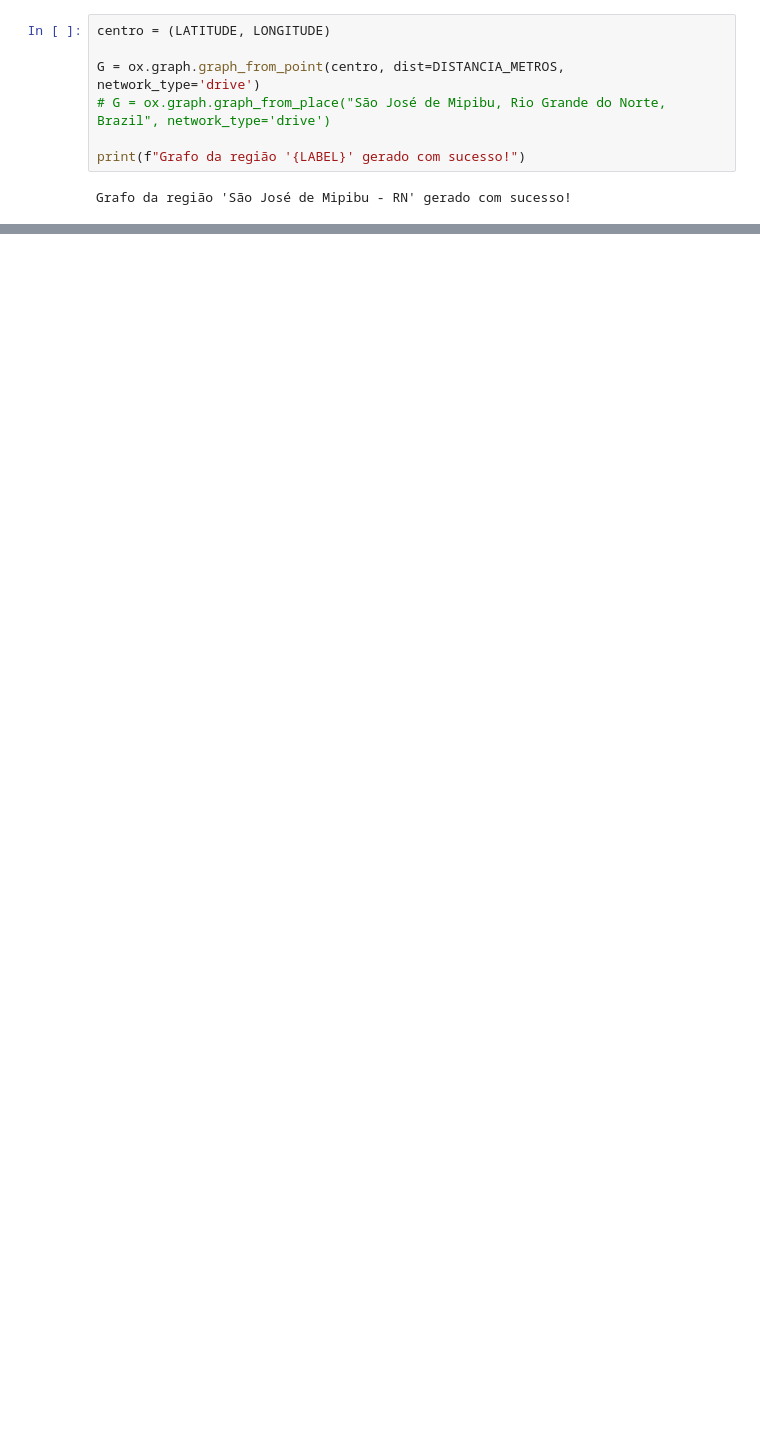
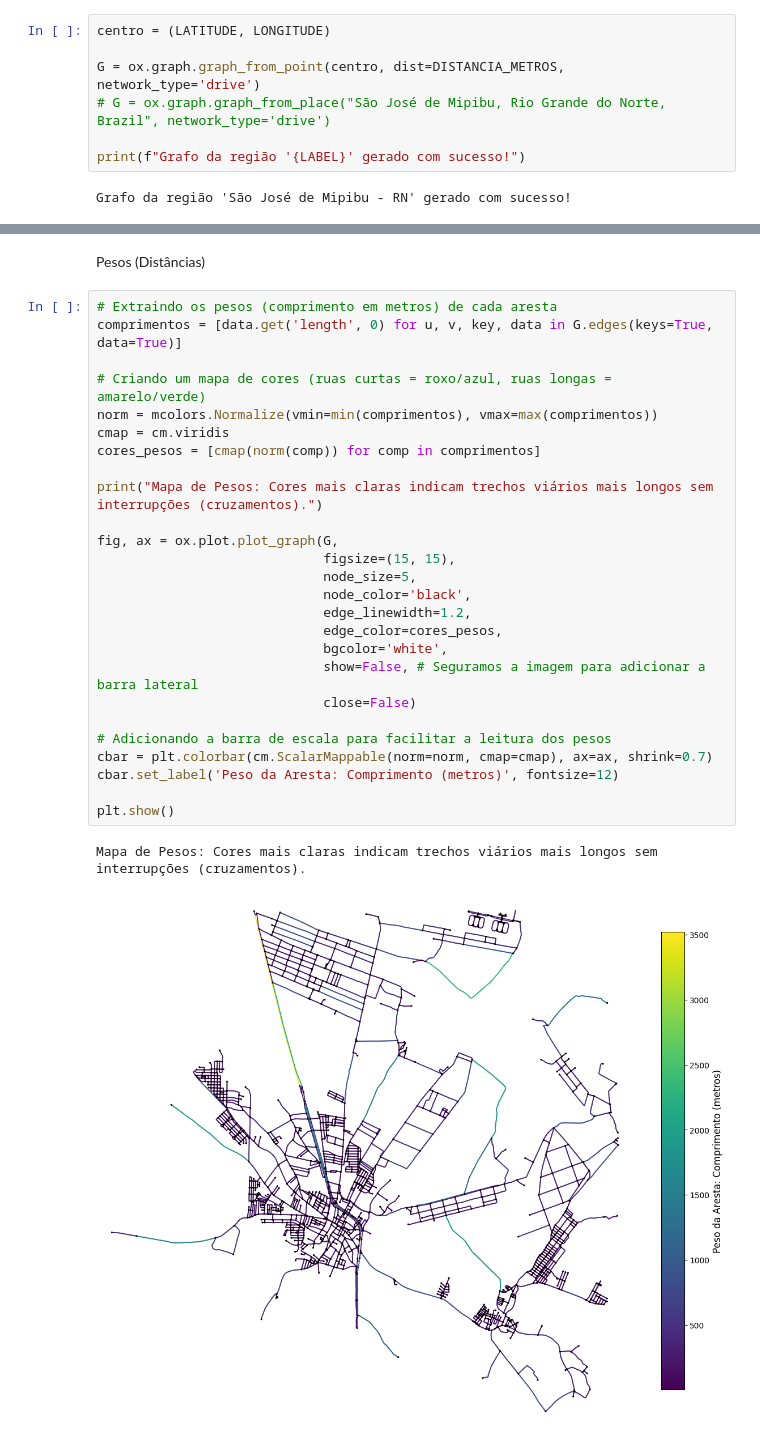
Before and after one commit to ramonvfs/urban_network_analysis, a Jupyter notebook: maps_osmnx.ipynb, the cells around one changed output, grey strips where cells are left out. Cells and saved outputs as stored; diff of their text form; blank space fills up the shorter version.

```diff
--- a/maps_osmnx.ipynb
+++ b/maps_osmnx.ipynb
@@ -64,0 +63,31 @@ fig, ax = ox.plot.plot_graph(G,
+# %% [markdown]
+Pesos (Distâncias)
+# %%
+# Extraindo os pesos (comprimento em metros) de cada aresta
+comprimentos = [data.get('length', 0) for u, v, key, data in G.edges(keys=True, data=True)]
+
+# Criando um mapa de cores (ruas curtas = roxo/azul, ruas longas = amarelo/verde)
+norm = mcolors.Normalize(vmin=min(comprimentos), vmax=max(comprimentos))
+cmap = cm.viridis
+cores_pesos = [cmap(norm(comp)) for comp in comprimentos]
+
+print("Mapa de Pesos: Cores mais claras indicam trechos viários mais longos sem interrupções (cruzamentos).")
+
+fig, ax = ox.plot.plot_graph(G,
+                             figsize=(15, 15),
+                             node_size=5,
+                             node_color='black',
+                             edge_linewidth=1.2,
+                             edge_color=cores_pesos,
+                             bgcolor='white',
+                             show=False, # Seguramos a imagem para adicionar a barra lateral
+                             close=False)
+
+# Adicionando a barra de escala para facilitar a leitura dos pesos
+cbar = plt.colorbar(cm.ScalarMappable(norm=norm, cmap=cmap), ax=ax, shrink=0.7)
+cbar.set_label('Peso da Aresta: Comprimento (metros)', fontsize=12)
+
+plt.show()
+# %% [output]
+Mapa de Pesos: Cores mais claras indicam trechos viários mais longos sem interrupções (cruzamentos).
+[figure, added]
```
Also changed, not shown: parts of 12 cells of this notebook, 1 other file.
